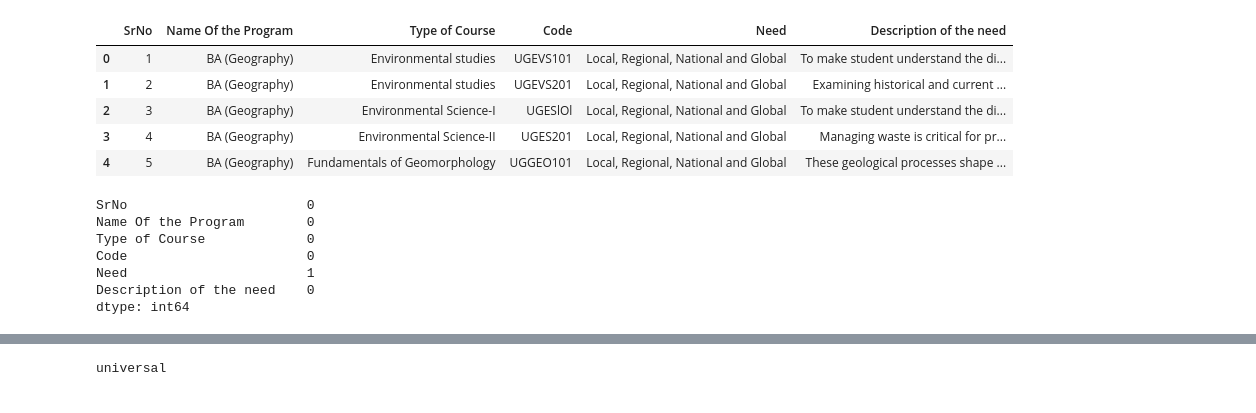
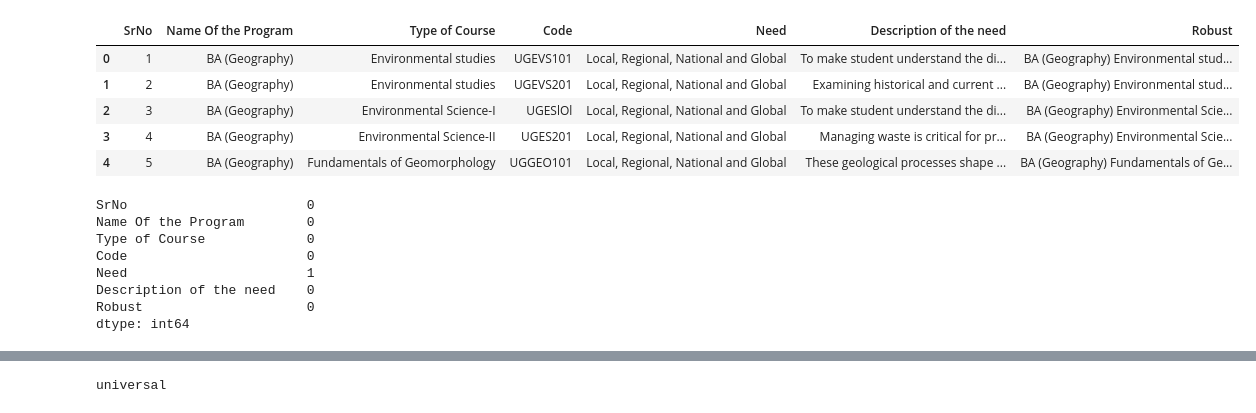
Before and after one commit to AdrianD1021/Group-8-Final-Project, a Jupyter notebook: course_data.ipynb, the cells around one changed output, grey strips where cells are left out. Drawn from its saved outputs; the diff is of its cells as text; code cells hidden in the pictures.

```diff
--- a/course_data.ipynb
+++ b/course_data.ipynb
@@ -19,14 +20,18 @@ pd.set_option('max_colwidth', None)
 # nltk.stem.snowball.demo()
 # %%
 course_data_df = pd.read_csv('Course Relevance Dataset.csv', encoding='latin-1')
+
+course_data_df['Robust'] = course_data_df['Name Of the Program'] + ' ' + course_data_df['Type of Course'] + ' ' + \
+course_data_df['Description of the need']
+
 course_data_df.head()
 # %% [output]
-|  | SrNo | Name Of the Program | Type of Course | Code | Need | Description of the need |
-| 0 | 1 | BA (Geography) | Environmental studies | UGEVS101 | Local, Regional, National and Global | To make student understand the di... |
-| 1 | 2 | BA (Geography) | Environmental studies | UGEVS201 | Local, Regional, National and Global | Examining historical and current ... |
-| 2 | 3 | BA (Geography) | Environmental Science-I | UGESlOl | Local, Regional, National and Global | To make student understand the di... |
-| 3 | 4 | BA (Geography) | Environmental Science-II | UGES201 | Local, Regional, National and Global | Managing waste is critical for pr... |
-| 4 | 5 | BA (Geography) | Fundamentals of Geomorphology | UGGEO101 | Local, Regional, National and Global | These geological processes shape ... |
+|  | SrNo | Name Of the Program | Type of Course | Code | Need | Description of the need | Robust |
+| 0 | 1 | BA (Geography) | Environmental studies | UGEVS101 | Local, Regional, National and Global | To make student understand the di... | BA (Geography) Environmental stud... |
+| 1 | 2 | BA (Geography) | Environmental studies | UGEVS201 | Local, Regional, National and Global | Examining historical and current ... | BA (Geography) Environmental stud... |
+| 2 | 3 | BA (Geography) | Environmental Science-I | UGESlOl | Local, Regional, National and Global | To make student understand the di... | BA (Geography) Environmental Scie... |
+| 3 | 4 | BA (Geography) | Environmental Science-II | UGES201 | Local, Regional, National and Global | Managing waste is critical for pr... | BA (Geography) Environmental Scie... |
+| 4 | 5 | BA (Geography) | Fundamentals of Geomorphology | UGGEO101 | Local, Regional, National and Global | These geological processes shape ... | BA (Geography) Fundamentals of Ge... |
 # %%
 row_nan_count = course_data_df.isnull().sum()
 print(row_nan_count)
@@ -37,6 +42,7 @@ Type of Course             0
 Code                       0
 Need                       1
 Description of the need    0
+Robust                     0
 dtype: int64
 # %%
 #  NLTK data - Only need to run once (I think).
```
Also changed, not shown: parts of 10 cells of this notebook.
